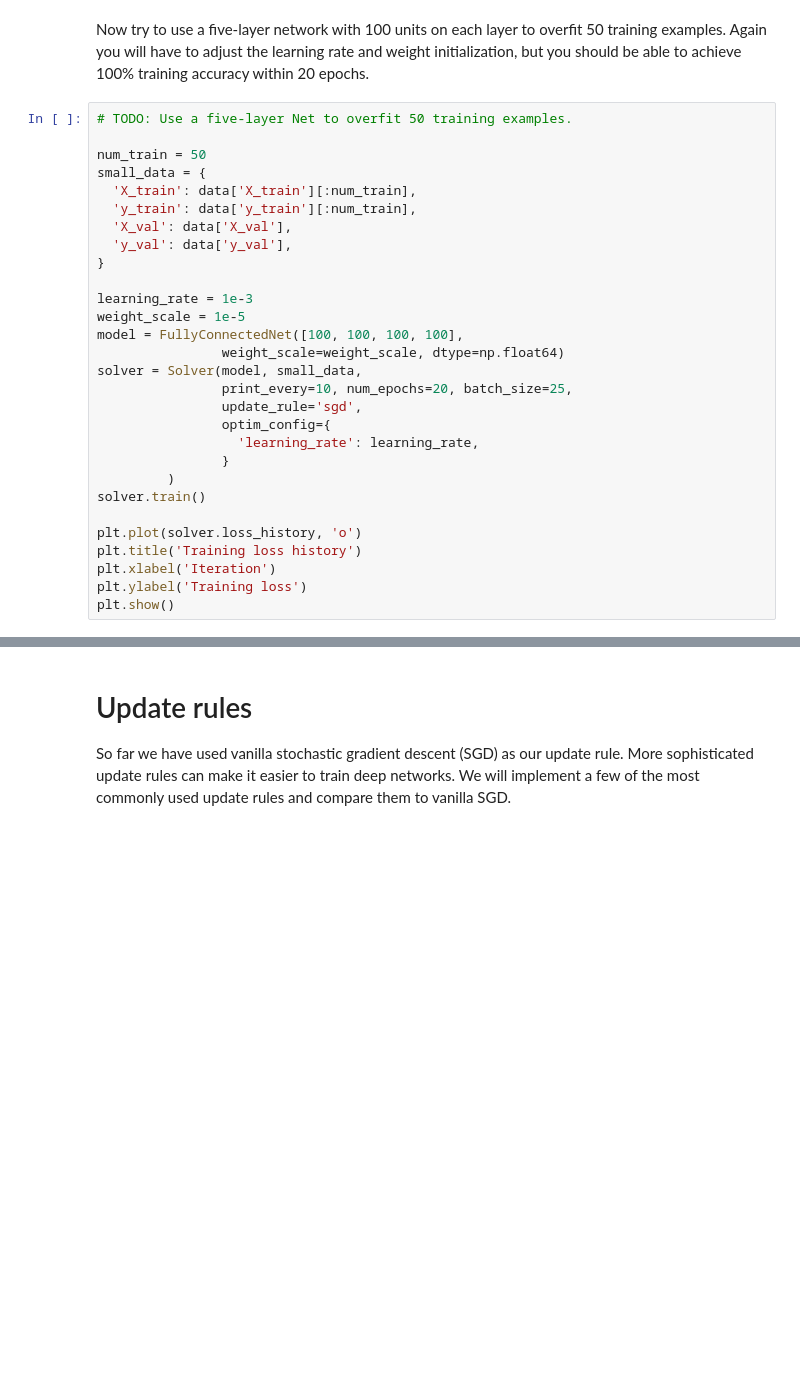
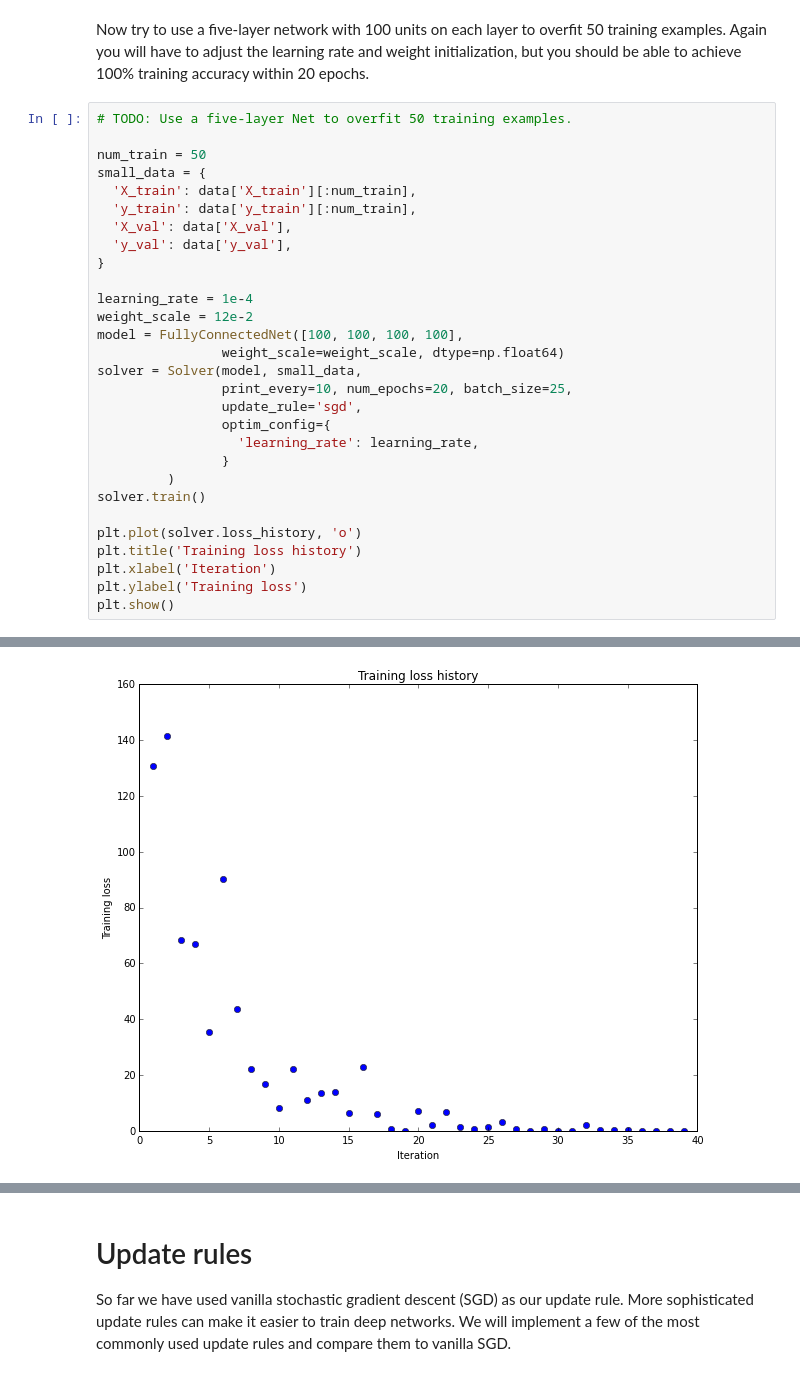
Before and after one commit to SimuJenni/DeepLearning, a Jupyter notebook: Stanford/assignment2/FullyConnectedNets.ipynb, the cells around one changed output, grey strips where cells are left out. Drawn from its saved outputs; the diff is of its cells as text; blank space fills up the shorter version.

```diff
--- a/Stanford/assignment2/FullyConnectedNets.ipynb
+++ b/Stanford/assignment2/FullyConnectedNets.ipynb
@@ -386,8 +495,8 @@ small_data = {
   'y_val': data['y_val'],
 }
 
-learning_rate = 1e-3
-weight_scale = 1e-5
+learning_rate = 1e-4
+weight_scale = 12e-2
 model = FullyConnectedNet([100, 100, 100, 100],
                 weight_scale=weight_scale, dtype=np.float64)
 solver = Solver(model, small_data,
@@ -404,3 +513,4 @@ plt.title('Training loss history')
 plt.xlabel('Iteration')
 plt.ylabel('Training loss')
 plt.show()
+# %% [output]
@@ -407,3 +534,4 @@ plt.show()
+[figure, added]
 # %% [markdown]
 # Inline question:
 Did you notice anything about the comparative difficulty of training the three-layer net vs training the five layer net?
```
Also changed, not shown: parts of 19 cells of this notebook, 4 other files.
